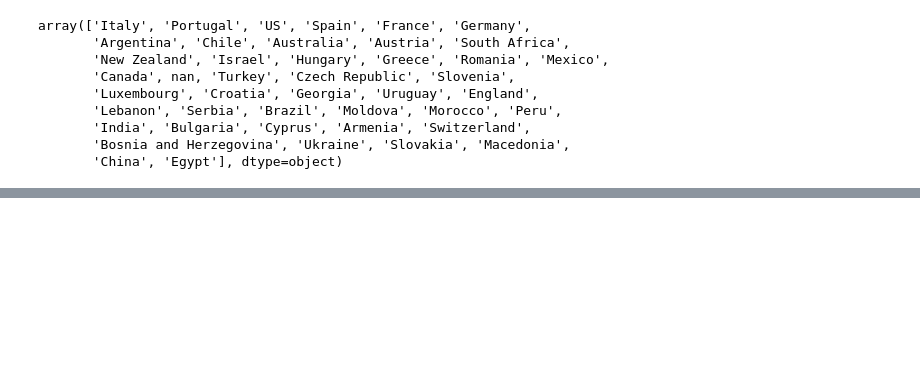
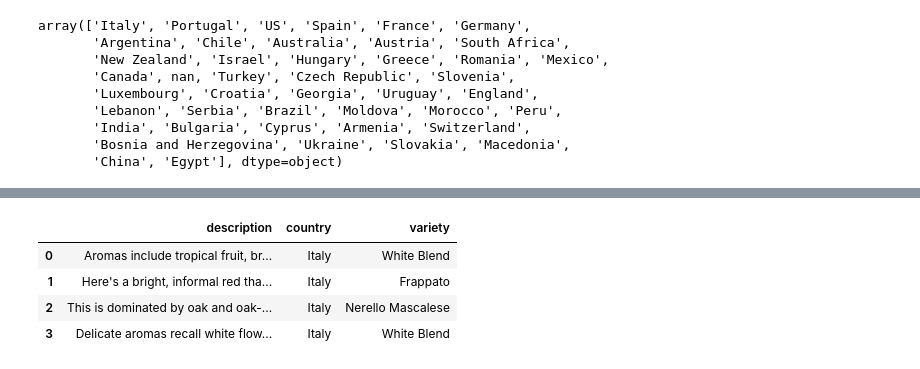
Before and after one commit to mayraberrones94/Ciencia_de_Datos, a Jupyter notebook: Práctica 12.ipynb, the cells around one changed output, grey strips where cells are left out. Saved outputs shown, nothing was run; the diff lists cells and outputs as text; code cells hidden in the pictures; blank space fills up the shorter version.

```diff
--- a/Práctica 12.ipynb
+++ b/Práctica 12.ipynb
@@ -119,0 +185,13 @@ ValueError: Length mismatch: Expected axis has 14 elements, new values have 3 el
+# %%
+header = ['description','country',  'variety']
+writer = e[e['country'] == 'Italy']
+writer.to_csv('italy-wine.csv', columns = header, index=False)
+
+lol = pd.read_csv('italy-wine.csv')
+lol.head(4)
+# %% [output]
+|  | description | country | variety |
+| 0 | Aromas include tropical fruit, br... | Italy | White Blend |
+| 1 | Here's a bright, informal red tha... | Italy | Frappato |
+| 2 | This is dominated by oak and oak-... | Italy | Nerello Mascalese |
+| 3 | Delicate aromas recall white flow... | Italy | White Blend |
```
Also changed, not shown: parts of 19 cells of this notebook, 12 other files.
